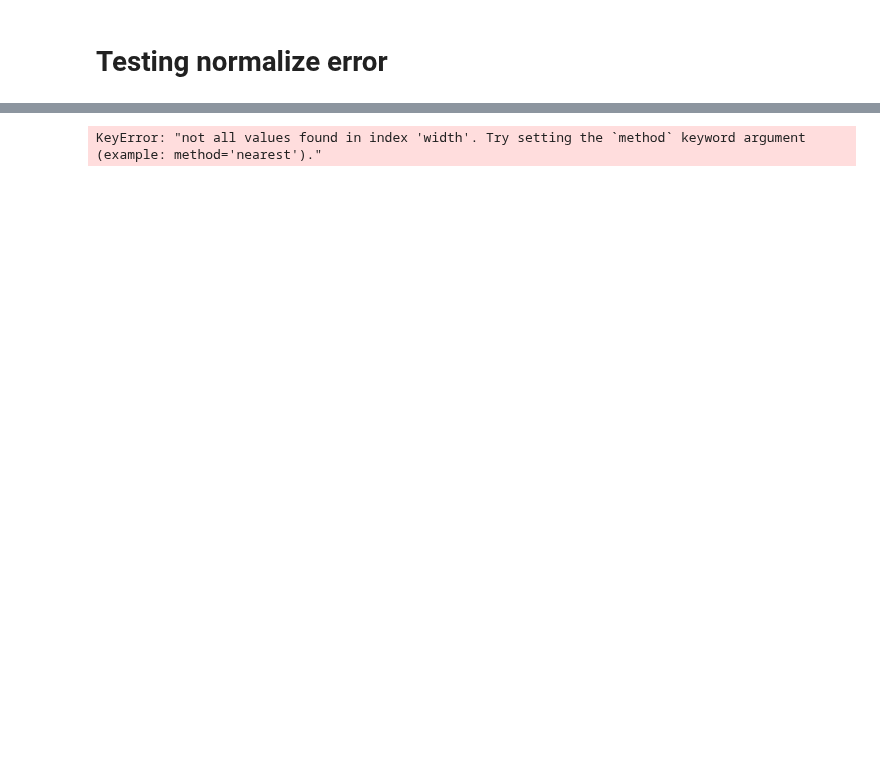
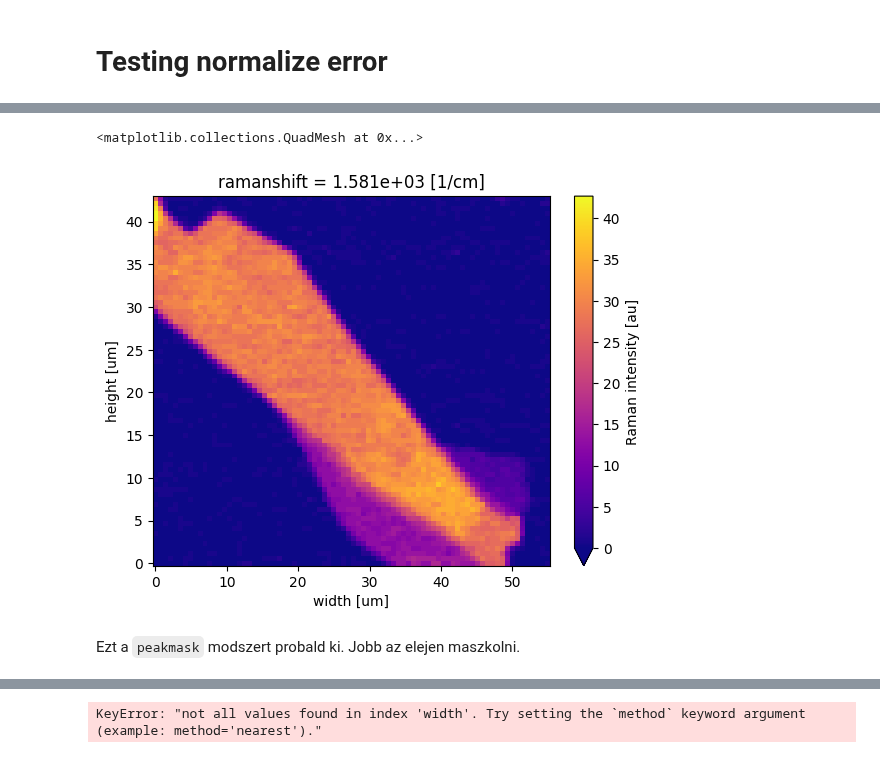
Before and after one commit to zrbyte/ramantools, a Jupyter notebook: testing.ipynb, the cells around one changed output, grey strips where cells are left out. Drawn from its saved outputs; the diff is of its cells as text; code cells hidden in the pictures; blank space fills up the shorter version.

```diff
--- a/testing.ipynb
+++ b/testing.ipynb
@@ -35,5 +35,5 @@ m = rt.ramanmap(mappath, infopath)
 # %%
 m_nobg, _, _ = m.remove_bg()
 # %%
-m_nobg.mapxr.sel(ramanshift = 1582, method = 'nearest').hvplot(cmap = 'plasma', clim = (0, 40))
+m_nobg.mapxr.sel(ramanshift = 1582, method = 'nearest').plot(cmap = 'plasma', vmin = 0)
 # %% [output]
@@ -41,3 +40,7 @@ m_nobg.mapxr.sel(ramanshift = 1582, method = 'nearest').hvplot(cmap = 'plasma',
+<matplotlib.collections.QuadMesh at 0x...>
+[figure, added]
+# %% [markdown]
+Ezt a `peakmask` modszert probald ki. Jobb az elejen maszkolni.
 # %%
 m_flake, gmask = m_nobg.peakmask(1582)
 # %%
```
Also changed, not shown: parts of 14 cells of this notebook, 1 other file.
